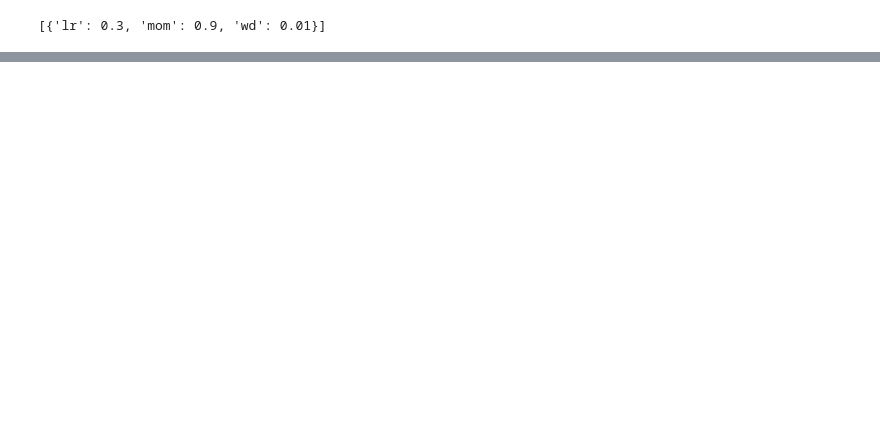
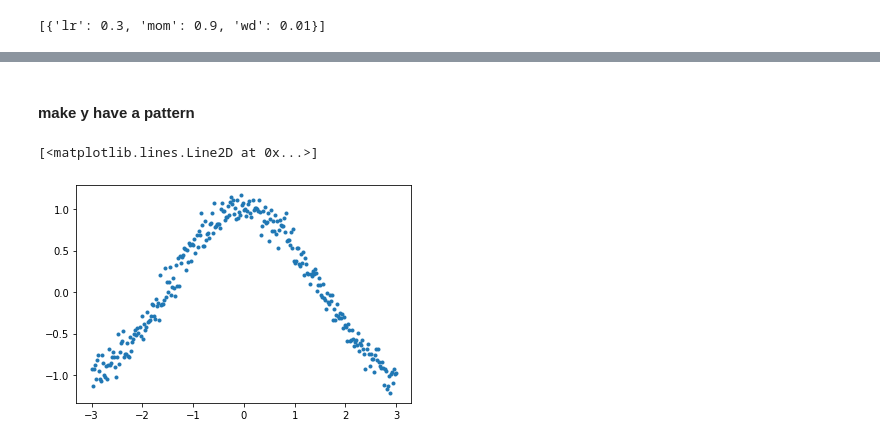
Before and after one commit to SpellOnYou/1000-days-of-code, a Jupyter notebook: dl_scratch/optimizer.ipynb, the cells around one changed output, grey strips where cells are left out. Cells and saved outputs as stored; diff of their text form; code cells hidden in the pictures; blank space fills up the shorter version.

```diff
--- a/dl_scratch/optimizer.ipynb
+++ b/dl_scratch/optimizer.ipynb
@@ -673,0 +765,3 @@ learn.opt.hypers
+# %%
+x = torch.linspace(-3, 3, 300)
+y = torch.randn(300) + 0.7
@@ -673,0 +807,8 @@ learn.opt.hypers
+# %% [markdown]
+#### make y have a pattern
+# %%
+y = torch.cos(x) + torch.randn(len(y)) * 0.1
+plt.plot(x, y, linestyle='None', marker='.')
+# %% [output]
+[<matplotlib.lines.Line2D at 0x...>]
+[figure, added]
```
Also changed, not shown: parts of 50 cells of this notebook, 1 other file.
